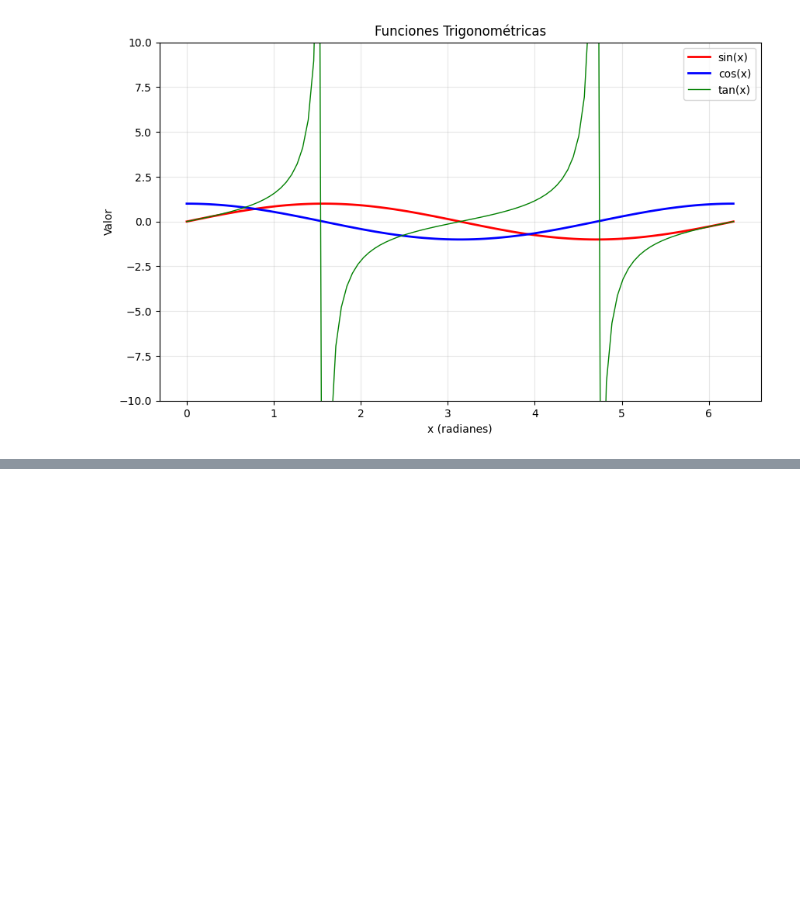
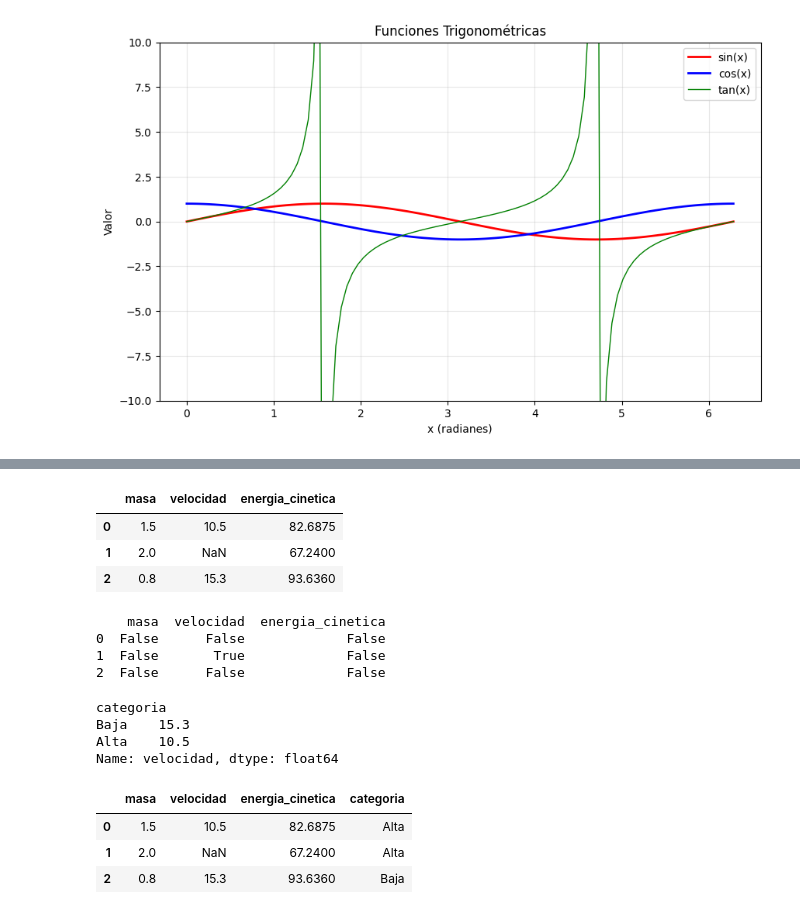
Before and after one commit to jperaltac/pcfi161, a Jupyter notebook: lectures/Test.ipynb, the cells around one changed output, grey strips where cells are left out. Drawn from its saved outputs; the diff is of its cells as text; code cells hidden in the pictures; blank space fills up the shorter version.

```diff
--- a/lectures/Test.ipynb
+++ b/lectures/Test.ipynb
@@ -175,0 +296,42 @@ plt.show()
+# %%
+df
+# %% [output]
+|  | masa | velocidad | energia_cinetica |
+| 0 | 1.5 | 10.5 | 82.6875 |
+| 1 | 2.0 | NaN | 67.2400 |
+| 2 | 0.8 | 15.3 | 93.6360 |
+# %%
+import numpy as np
+df.loc[1, 'velocidad'] = np.nan
+
+# Detectar valores nulos
+print(df.isnull())
+
+# Eliminar filas con NaN
+df_clean = df.dropna()
+
+# Rellenar valores faltantes
+df_filled = df.fillna(0)
+# %% [output]
+    masa  velocidad  energia_cinetica
+0  False      False             False
+1  False       True             False
+2  False      False             False
+# %%
+# Crear una columna categórica
+df['categoria'] = pd.cut(df['masa'], bins=[0,1,2], labels=['Baja','Alta'])
+
+# Agrupar y calcular promedio
+print(df.groupby('categoria')['velocidad'].mean())
+# %% [output]
+categoria
+Baja    15.3
+Alta    10.5
+Name: velocidad, dtype: float64
+# %%
+df
+# %% [output]
+|  | masa | velocidad | energia_cinetica | categoria |
+| 0 | 1.5 | 10.5 | 82.6875 | Alta |
+| 1 | 2.0 | NaN | 67.2400 | Alta |
+| 2 | 0.8 | 15.3 | 93.6360 | Baja |
```
Also changed, not shown: parts of 11 cells of this notebook, 9 other files.
